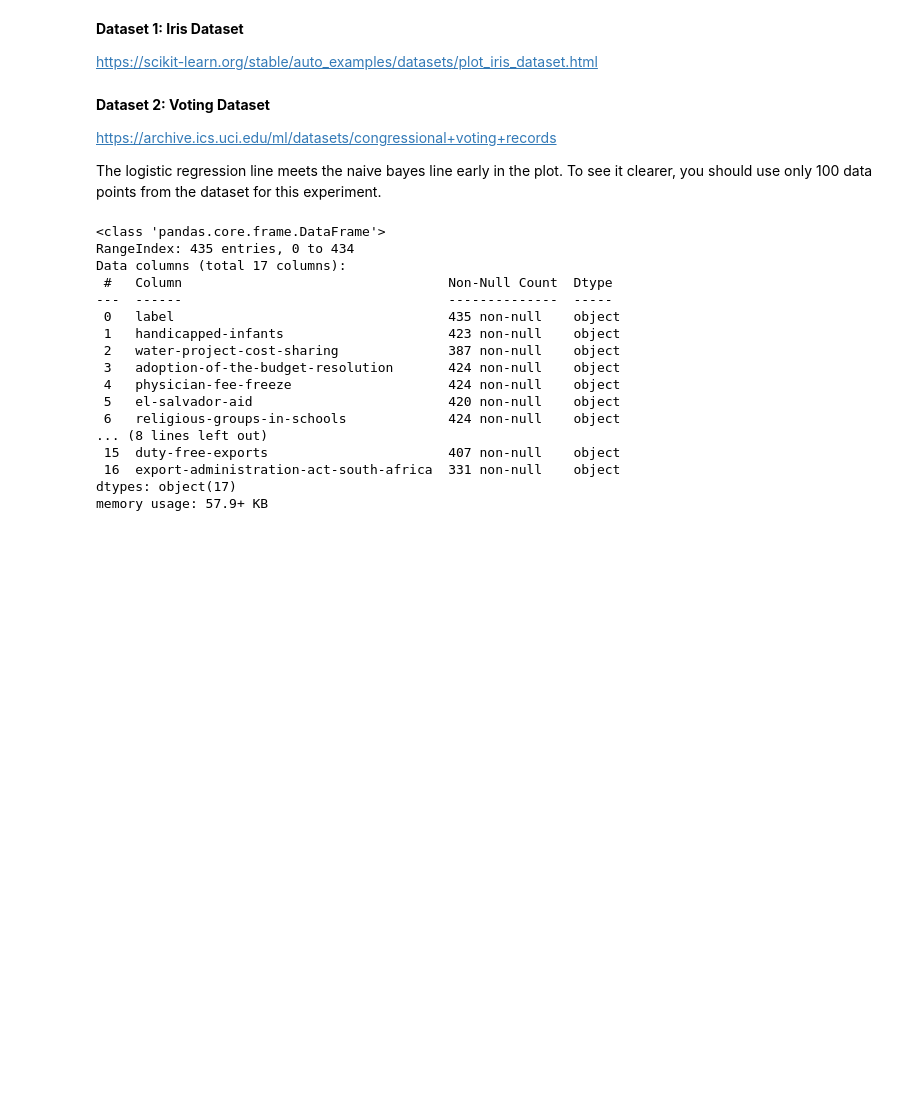
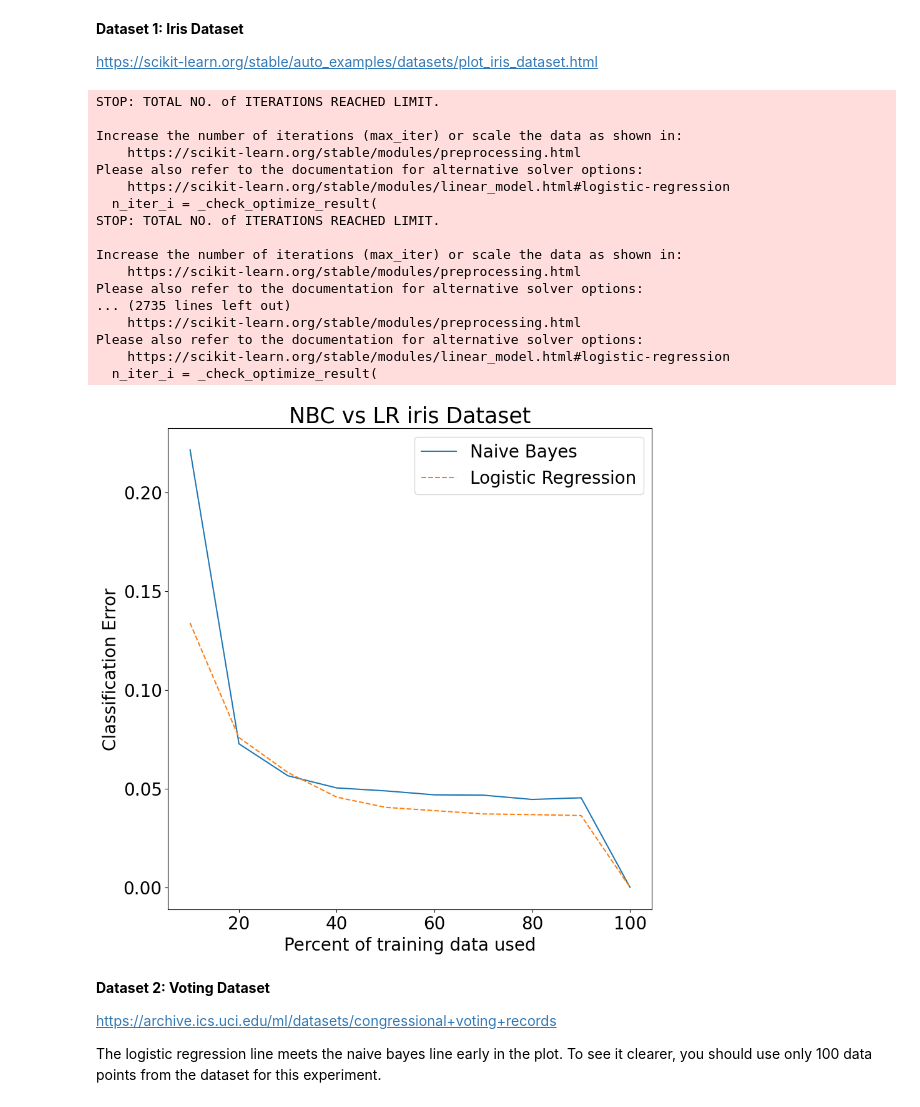
Before and after one commit to radubauzh/DataScience, a Jupyter notebook: Practical_2.ipynb, the cells around one changed output. Drawn from its saved outputs; the diff is of its cells as text; code cells hidden in the pictures; blank space fills up the shorter version.

```diff
--- a/Practical_2.ipynb
+++ b/Practical_2.ipynb
@@ -410,7 +410,7 @@ Accuracy: 0.8723404255319149
 # %%
 # All features of this dataset are categorical (bonus task)
 
-data = pd.read_csv('/Users/rafaeldubach/DataScience/Data/categorical_test.csv', header=None)
+data = pd.read_csv('Data/categorical_test.csv', header=None)
 data = data.to_numpy()
 
 X = data[:,:-1]
@@ -537,37 +563,46 @@ iris = load_iris()
+# %%
+# TODO: insert your code for experiments
+###################################################
+##### YOUR CODE STARTS HERE #######################
+###################################################
+from sklearn.datasets import load_iris
+iris = load_iris()
+# https://stackoverflow.com/questions/38105539/how-to-convert-a-scikit-learn-dataset-to-a-pandas-dataset
+iris_df = pd.DataFrame(data= np.c_[iris['data'], iris['target']], columns= iris['feature_names'] + ['target'])
+
+# No NaN values, so we left it out
+y,X = iris_df[iris_df.columns[-1]].to_numpy(), iris_df[iris_df.columns[0:-1]].to_numpy()
+nbc_iris = NBC(feature_types=['r', 'r', 'r', 'r'])
+lr_iris = LogisticRegression()
+tst_errs_nbc, tst_errs_lr = compareNBCvsLR(nbc_iris, lr_iris, X,y,200,10)
+makePlot(tst_errs_nbc, tst_errs_lr, title="NBC vs LR iris Dataset")
+
+
+###################################################
+##### YOUR CODE ENDS HERE #########################
+###################################################
+# %% [output]
+STOP: TOTAL NO. of ITERATIONS REACHED LIMIT.
+
+Increase the number of iterations (max_iter) or scale the data as shown in:
+    https://scikit-learn.org/stable/modules/preprocessing.html
+Please also refer to the documentation for alternative solver options:
+    https://scikit-learn.org/stable/modules/linear_model.html#logistic-regression
+  n_iter_i = _check_optimize_result(
+STOP: TOTAL NO. of ITERATIONS REACHED LIMIT.
+
+Increase the number of iterations (max_iter) or scale the data as shown in:
+    https://scikit-learn.org/stable/modules/preprocessing.html
+Please also refer to the documentation for alternative solver options:
+... (2735 lines left out)
+    https://scikit-learn.org/stable/modules/preprocessing.html
+Please also refer to the documentation for alternative solver options:
+    https://scikit-learn.org/stable/modules/linear_model.html#logistic-regression
+  n_iter_i = _check_optimize_result(
+[figure, added]
 # %% [markdown]
 **Dataset 2: Voting Dataset**
 
 https://archive.ics.uci.edu/ml/datasets/congressional+voting+records
 
 The logistic regression line meets the naive bayes line early in the plot. To see it clearer, you should use only 100 data points from the dataset for this experiment.
-# %%
-# load the dataset
-# TODO: insert your code for experiments
-###################################################
-##### YOUR CODE STARTS HERE #######################
-###################################################
-voting = pd.read_csv('/Users/rafaeldubach/DataScience/Data/voting.csv')
-
-voting.info()
-
-###################################################
-##### YOUR CODE ENDS HERE #########################
-###################################################
-# %% [output]
-<class 'pandas.core.frame.DataFrame'>
-RangeIndex: 435 entries, 0 to 434
-Data columns (total 17 columns):
- #   Column                                  Non-Null Count  Dtype
----  ------                                  --------------  -----
- 0   label                                   435 non-null    object
- 1   handicapped-infants                     423 non-null    object
- 2   water-project-cost-sharing              387 non-null    object
- 3   adoption-of-the-budget-resolution       424 non-null    object
- 4   physician-fee-freeze                    424 non-null    object
- 5   el-salvador-aid                         420 non-null    object
- 6   religious-groups-in-schools             424 non-null    object
-... (8 lines left out)
- 15  duty-free-exports                       407 non-null    object
- 16  export-administration-act-south-africa  331 non-null    object
-dtypes: object(17)
-memory usage: 57.9+ KB
```
Also changed, not shown: parts of 7 cells of this notebook.
